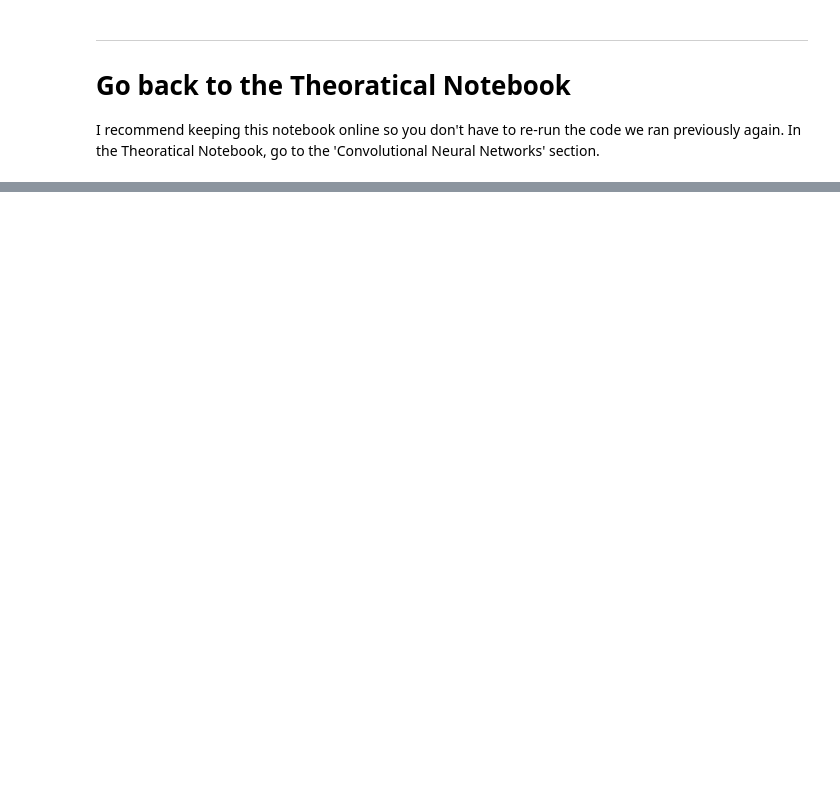
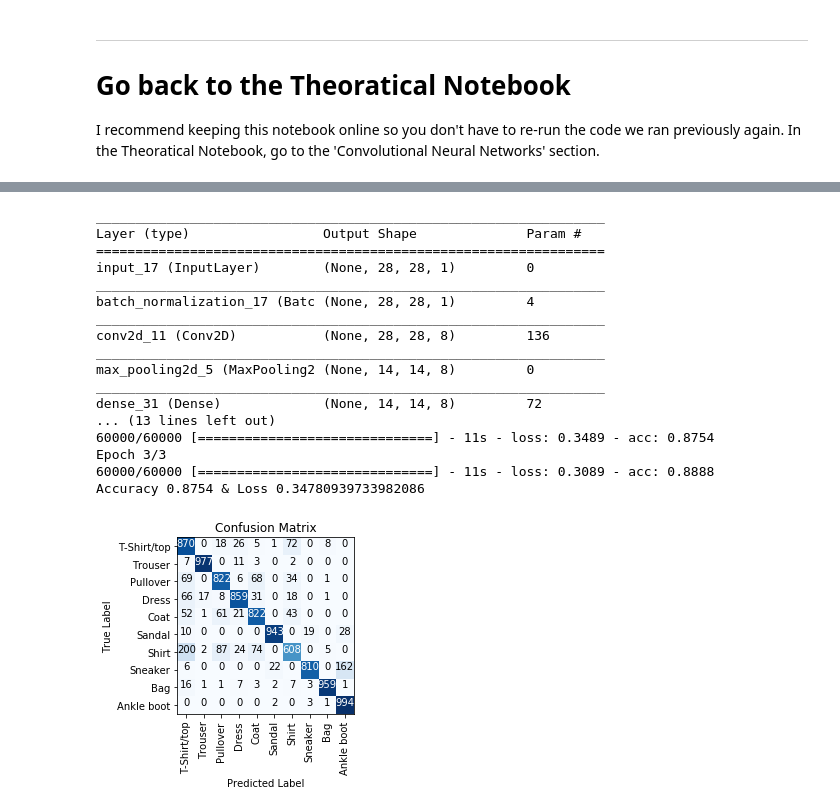
Before and after one commit to mwidjaja1/Neural-Network-Basics, a Jupyter notebook: Keras.ipynb, the cells around one changed output, grey strips where cells are left out. Drawn from its saved outputs; the diff is of its cells as text; code cells hidden in the pictures; blank space fills up the shorter version.

```diff
--- a/Keras.ipynb
+++ b/Keras.ipynb
@@ -464,0 +598,25 @@ I recommend keeping this notebook online so you don't have to re-run the code we
+# %%
+model_params = set_params()
+
+model = maxpool_cnn(model_params)
+y_pred, metrics = fit_model(model, model_params, x_train, y_train, x_test, y_test)
+conf_matrix(y_test, y_pred, classes_list)
+# %% [output]
+_________________________________________________________________
+Layer (type)                 Output Shape              Param #
+=================================================================
+input_17 (InputLayer)        (None, 28, 28, 1)         0
+_________________________________________________________________
+batch_normalization_17 (Batc (None, 28, 28, 1)         4
+_________________________________________________________________
+conv2d_11 (Conv2D)           (None, 28, 28, 8)         136
+_________________________________________________________________
+max_pooling2d_5 (MaxPooling2 (None, 14, 14, 8)         0
+_________________________________________________________________
+dense_31 (Dense)             (None, 14, 14, 8)         72
+... (13 lines left out)
+60000/60000 [==============================] - 11s - loss: 0.3489 - acc: 0.8754
+Epoch 3/3
+60000/60000 [==============================] - 11s - loss: 0.3089 - acc: 0.8888
+Accuracy 0.8754 & Loss 0.34780939733982086
+[figure, added]
```
Also changed, not shown: parts of 10 cells of this notebook.
